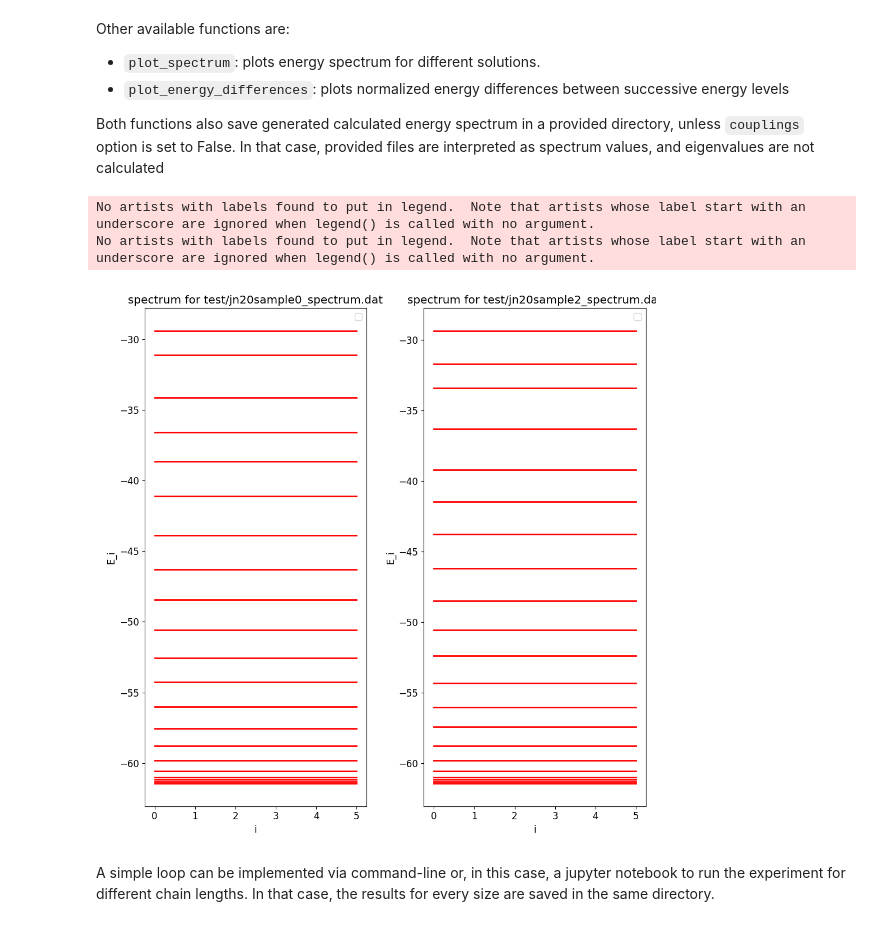
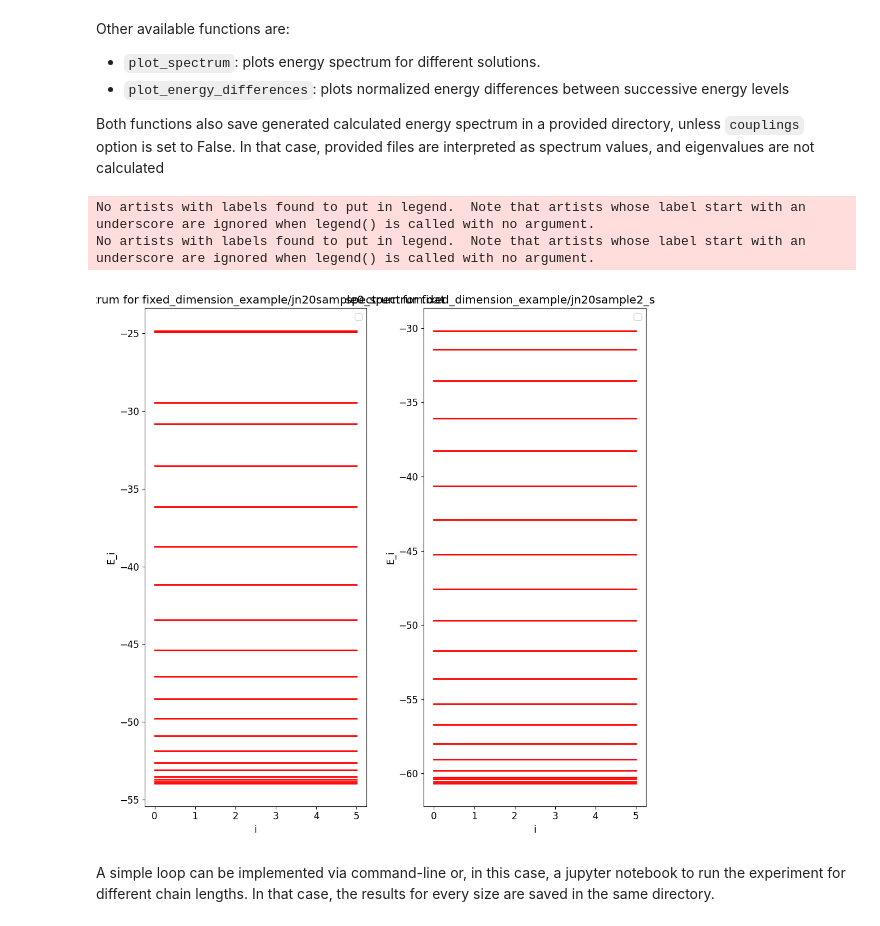
Before and after one commit to sofips/gen_alg_xxz, a Jupyter notebook: example.ipynb, the cells around one changed output. Cells and saved outputs as stored; diff of their text form; code cells hidden in the pictures.

````diff
--- a/example.ipynb
+++ b/example.ipynb
@@ -120,8 +120,8 @@ __pycache__
 # %% [markdown]
 We can then use the ga_graphs module to plot some features of the solutions. For example, to plot the first and second solutions found we can use the ```plot_couplings``` function.
 # %%
-file1 = 'test/jn20sample0.dat'
-file2 = 'test/jn20sample2.dat'
+file1 = 'fixed_dimension_example/jn20sample0.dat'
+file2 = 'fixed_dimension_example/jn20sample2.dat'
 
 gg.plot_couplings([file1,file2], labels = ['N=20, first sample', 'N=20, second sample'], title = 'Solutions found')
 # %% [output]
@@ -150,11 +150,11 @@ Other available functions are:
 
 Both functions also save generated calculated energy spectrum in a provided directory, unless ```couplings``` option is set to False. In that case, provided files are interpreted as spectrum values, and eigenvalues are not calculated
 # %%
-gg.plot_spectrum([file1,file2],couplings=True,directory='test')
+gg.plot_spectrum([file1,file2],couplings=True,directory='fixed_dimension_example')
 # %% [output]
 No artists with labels found to put in legend.  Note that artists whose label start with an underscore are ignored when legend() is called with no argument.
 No artists with labels found to put in legend.  Note that artists whose label start with an underscore are ignored when legend() is called with no argument.
-[figure, old version]
+[figure, new version]
 # %% [markdown]
 A simple loop can be implemented via command-line or, in this case, a jupyter notebook to run the experiment for different chain lengths. In that case, the results for every size are saved in the same directory.
 # %%
````
Also changed, not shown: parts of 10 cells of this notebook.
